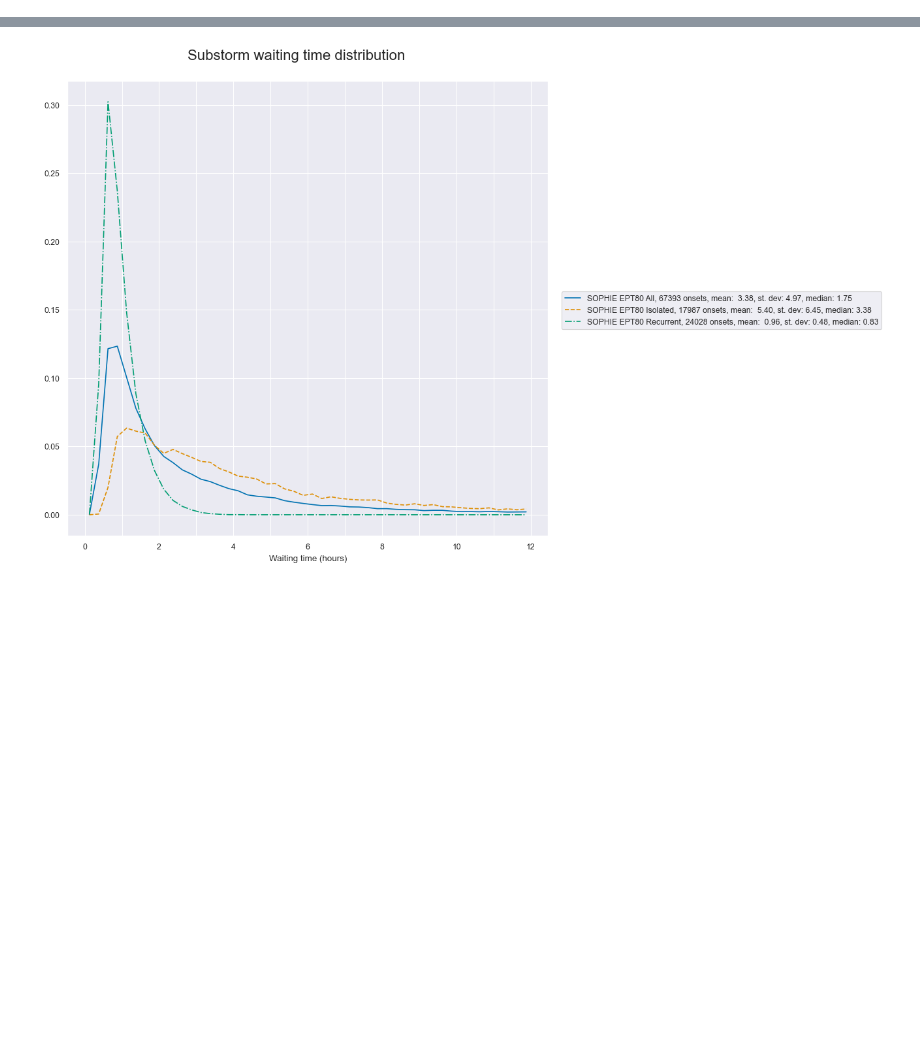
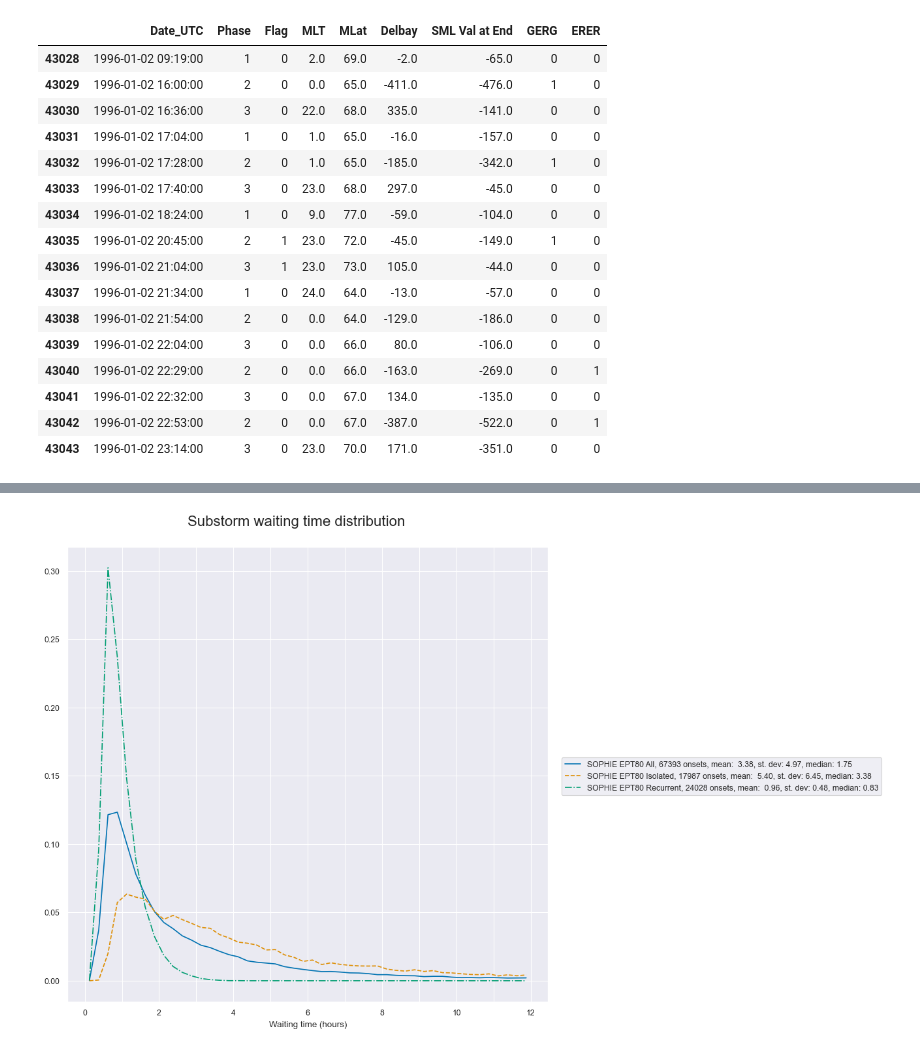
Before and after one commit to christianlao12/DP1_DP2_Project, a Jupyter notebook: substorm_type_statistics.ipynb, the cells around one changed output, grey strips where cells are left out. Cells and saved outputs as stored; diff of their text form; code cells hidden in the pictures; blank space fills up the shorter version.

```diff
--- a/substorm_type_statistics.ipynb
+++ b/substorm_type_statistics.ipynb
@@ -68,3 +68,23 @@ supermagdatadf['SMU'].replace(999999, np.nan, inplace=True)
 omnidf = pd.read_csv('Data/OMNIData.csv')
 omnidf['Date_UTC'] = pd.to_datetime(omnidf['Date_UTC'])
 omnidf = omnidf[omnidf['Date_UTC'].between('1995','2022')]
+# %%
+sophie80df[sophie80df['Date_UTC'].between('1996-01-02 09:19:00','1996-01-02 23:30:00')]
+# %% [output]
+|  | Date_UTC | Phase | Flag | MLT | MLat | Delbay | SML Val at End | GERG | ERER |
+| 43028 | 1996-01-02 09:19:00 | 1 | 0 | 2.0 | 69.0 | -2.0 | -65.0 | 0 | 0 |
+| 43029 | 1996-01-02 16:00:00 | 2 | 0 | 0.0 | 65.0 | -411.0 | -476.0 | 1 | 0 |
+| 43030 | 1996-01-02 16:36:00 | 3 | 0 | 22.0 | 68.0 | 335.0 | -141.0 | 0 | 0 |
+| 43031 | 1996-01-02 17:04:00 | 1 | 0 | 1.0 | 65.0 | -16.0 | -157.0 | 0 | 0 |
+| 43032 | 1996-01-02 17:28:00 | 2 | 0 | 1.0 | 65.0 | -185.0 | -342.0 | 1 | 0 |
+| 43033 | 1996-01-02 17:40:00 | 3 | 0 | 23.0 | 68.0 | 297.0 | -45.0 | 0 | 0 |
+| 43034 | 1996-01-02 18:24:00 | 1 | 0 | 9.0 | 77.0 | -59.0 | -104.0 | 0 | 0 |
+| 43035 | 1996-01-02 20:45:00 | 2 | 1 | 23.0 | 72.0 | -45.0 | -149.0 | 1 | 0 |
+| 43036 | 1996-01-02 21:04:00 | 3 | 1 | 23.0 | 73.0 | 105.0 | -44.0 | 0 | 0 |
+| 43037 | 1996-01-02 21:34:00 | 1 | 0 | 24.0 | 64.0 | -13.0 | -57.0 | 0 | 0 |
+| 43038 | 1996-01-02 21:54:00 | 2 | 0 | 0.0 | 64.0 | -129.0 | -186.0 | 0 | 0 |
+| 43039 | 1996-01-02 22:04:00 | 3 | 0 | 0.0 | 66.0 | 80.0 | -106.0 | 0 | 0 |
+| 43040 | 1996-01-02 22:29:00 | 2 | 0 | 0.0 | 66.0 | -163.0 | -269.0 | 0 | 1 |
+| 43041 | 1996-01-02 22:32:00 | 3 | 0 | 0.0 | 67.0 | 134.0 | -135.0 | 0 | 0 |
+| 43042 | 1996-01-02 22:53:00 | 2 | 0 | 0.0 | 67.0 | -387.0 | -522.0 | 0 | 1 |
+| 43043 | 1996-01-02 23:14:00 | 3 | 0 | 23.0 | 70.0 | 171.0 | -351.0 | 0 | 0 |
```
Also changed, not shown: parts of 4 cells of this notebook.
